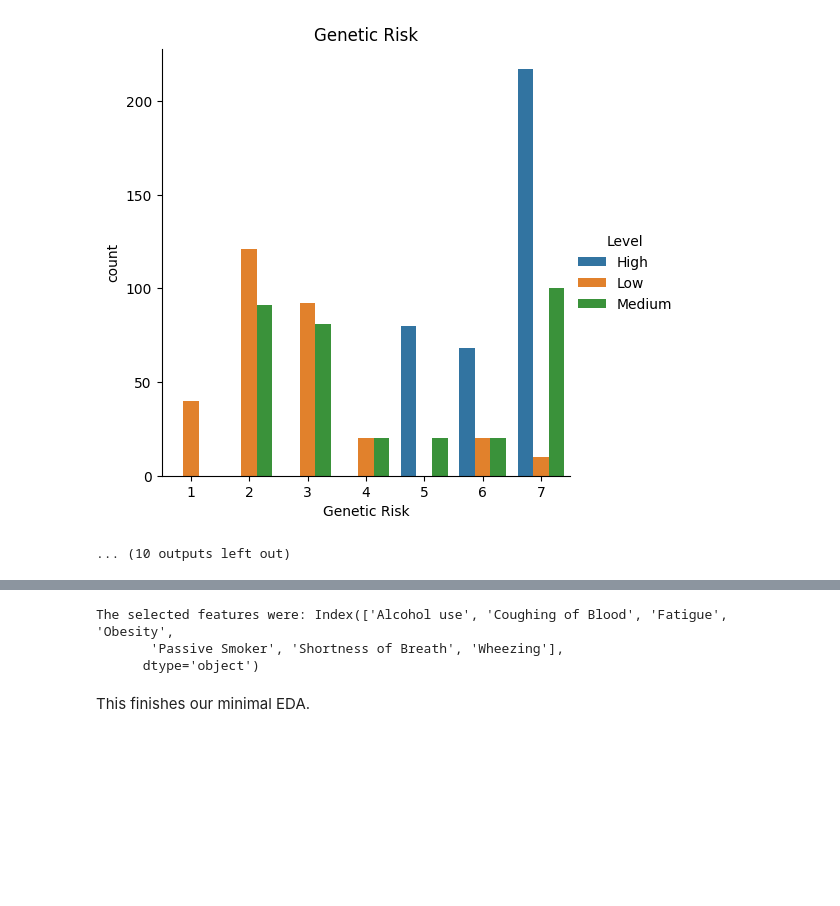
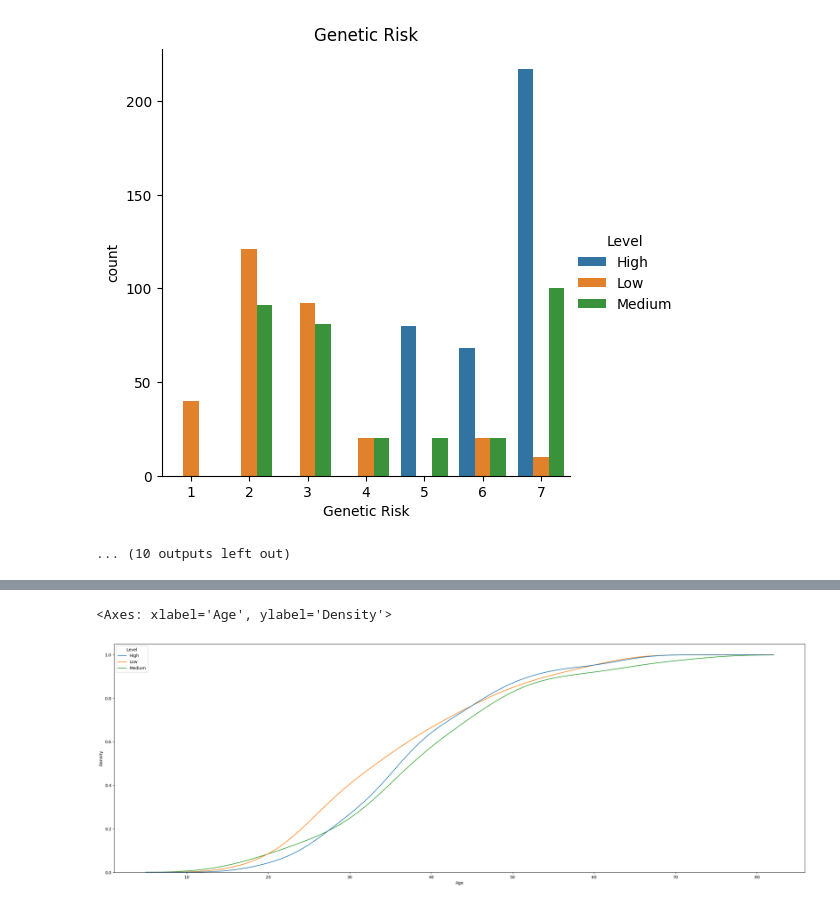
Before and after one commit to MAGomes95/MLOps_project, a Jupyter notebook: notebooks/EDA.ipynb, the cells around one changed output, grey strips where cells are left out. Saved outputs shown, nothing was run; the diff lists cells and outputs as text; code cells hidden in the pictures; blank space fills up the shorter version.

```diff
--- a/notebooks/EDA.ipynb
+++ b/notebooks/EDA.ipynb
@@ -47,2 +43,0 @@ It is important to understand that all features except for the Age are ordinal o
-# %%
-data[np.setdiff1d(data.columns, "Age")] = data[np.setdiff1d(data.columns, "Age")].astype("category")
@@ -120,19 +92,12 @@ selector = RFECV(
-# %%
-# Cast target features to numerical for modelling
-data["Level"] = data["Level"].replace(
-    {"Low": 0, "Medium": 1, "High": 2}
-)
-
-X, y = data[np.setdiff1d(data.columns, "Level")], data["Level"]
-# %%
-selector = selector.fit(X, y)
-selected_features = X.columns[selector.get_support()]
-print(f"The selected features were: {selected_features}")
-# %% [output]
-The selected features were: Index(['Alcohol use', 'Coughing of Blood', 'Fatigue', 'Obesity',
-       'Passive Smoker', 'Shortness of Breath', 'Wheezing'],
-      dtype='object')
-# %%
-data = data[selected_features.to_list() + ["Level"]]
-# %% [markdown]
-This finishes our minimal EDA.
+# %%
+sns.kdeplot(
+    data=data,
+    x="Age",
+    hue="Level",
+    cumulative=True,
+    common_norm=False,
+    common_grid=True
+)
+# %% [output]
+<Axes: xlabel='Age', ylabel='Density'>
+[figure, added]
```
Also changed, not shown: parts of 17 cells of this notebook.
